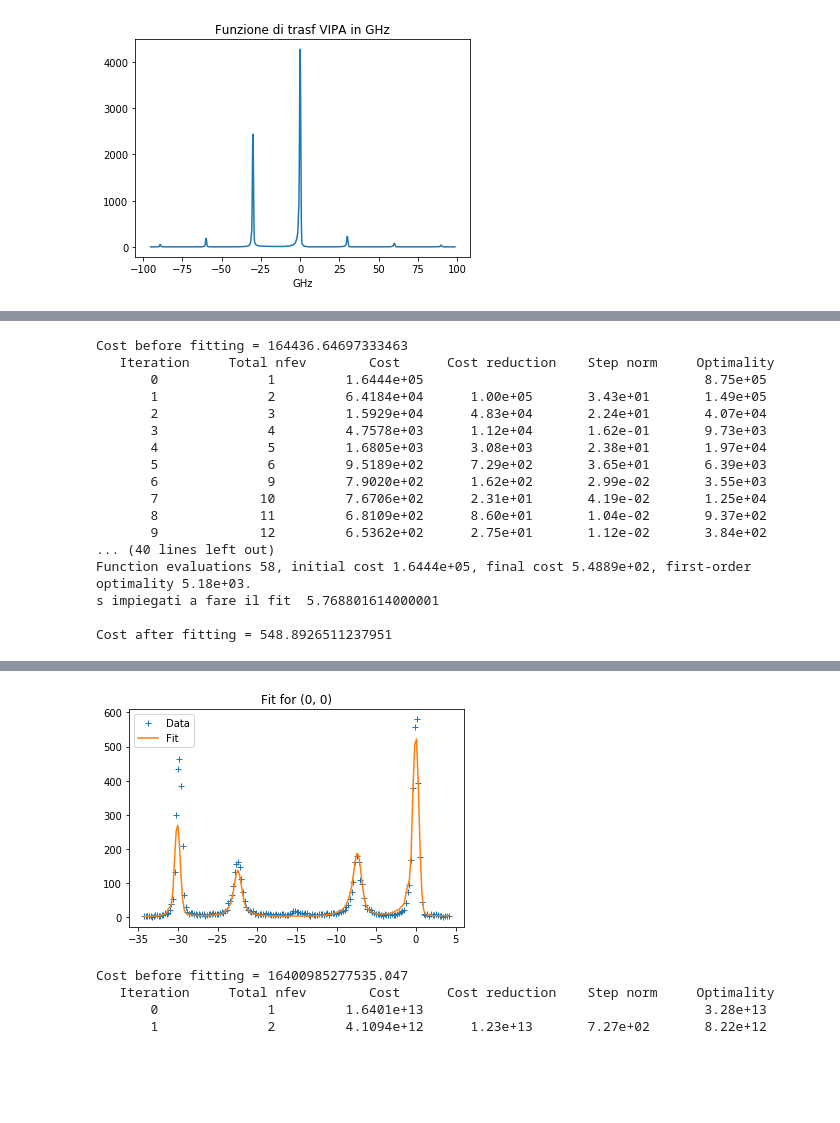
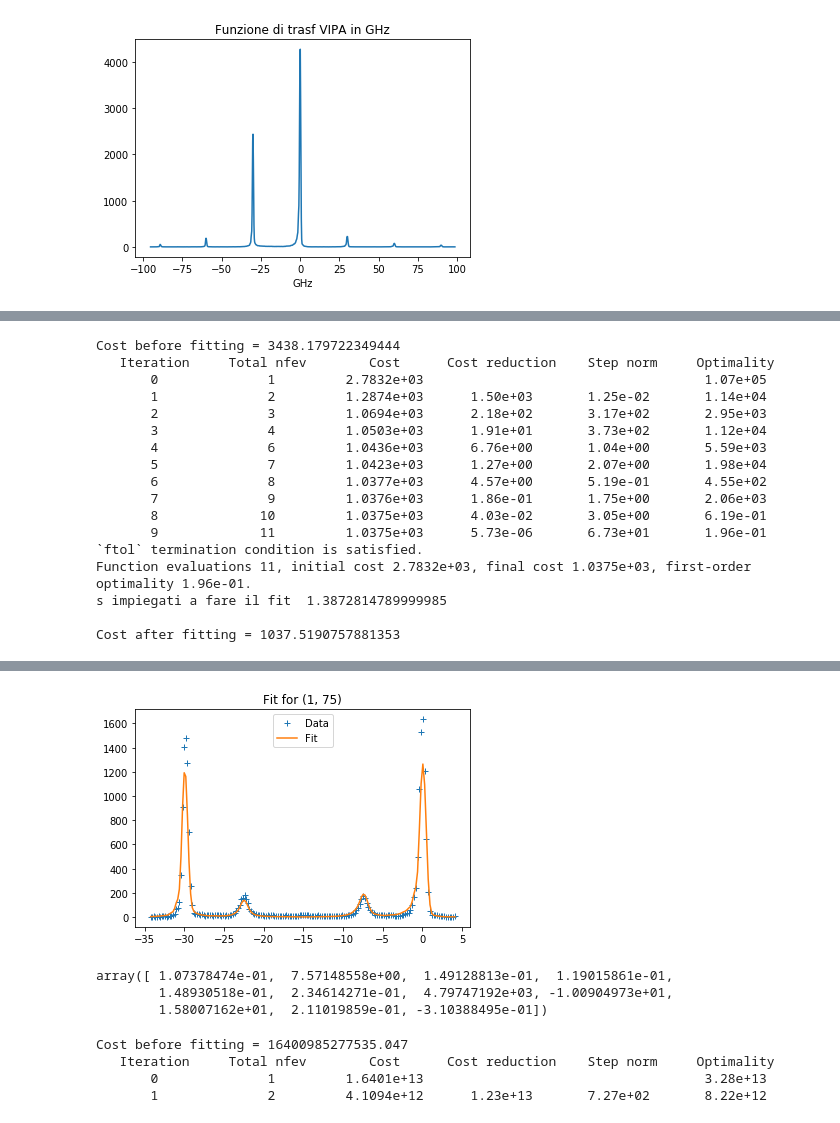
Before and after one commit to flautodipan/Python_Libraries, a Jupyter notebook: Experimentum_single.ipynb, the cells around one changed output, grey strips where cells are left out. Cells and saved outputs as stored; diff of their text form; code cells hidden in the pictures; blank space fills up the shorter version.

```diff
--- a/Experimentum_single.ipynb
+++ b/Experimentum_single.ipynb
@@ -19,7 +19,7 @@ now_path        =   '../BRILLOUIN/TDP43/NO_ARS_12_02/'
 spectra_filename    =   'NO_ARS_12_02'
 VIPA_filename       =   'NO_ARS_12_02_VIPA_quasisat.tif'
 log_file            =   'log_'+spectra_filename
-analysis_dir        =   'analysis_new/'
+analysis_dir        =   'analysis_new_cut_delta_lorentian/'
 
 #operatives
 
@@ -39,8 +39,9 @@ dist_01 = 37
 dist_23 = 34
 #markov_fit
 recover_markov = False
-percents_markov     =   ('positive', 0.2, 'positive', np.inf, 'positive', 'positive', 0.01, 0.01, 0.01,  np.inf, np.inf)
-percents_markov_smart     =   ('positive', 0.2, 'positive', np.inf, 'positive', 0.01, 0.01, 0.01,  np.inf, np.inf)
+#percents_markov     =   ('positive', 0.2, 'positive', np.inf, 'positive', 'positive', 0.2, 0.2, 0.2,  np.inf, np.inf)
+percents_markov     =   ('positive', 0.2, 'positive', np.inf, 'positive', 'positive', 0.1, 0.011, 0.011,  np.inf, np.inf)
+percents_markov_smart     =   ('positive', 0.2, 'positive', np.inf, 'positive', 0.3, 0.05, .05, np.inf, np.inf)
 
 #tot fit
 percents_tot        = (0.2, 0.1, 0.5, 'positive', 'positive', 0.15,  0.15, 0.15, np.inf, np.inf)
@@ -55,8 +56,8 @@ cols_real   = ('Co', 'Omega', 'Gamma', 'Delta', 'tau', 'delta_position', 'delta_
 cols_gauss  = ( 'A', 'mu', 'sigma')
 # %%
 #0) importo dati e inizializzo oggetti
-i   =   0
-j   =   0
+i   =   1
+j   =   75
 y    =   Import_from_Matlab(spectra_filename, now_path, var_name = 'y3')[i][j]
 Data    =   Exp.Spectrum(name = str((i,j)))
 Data.Get_Spectrum(y = np.resize(y, np.max(y.shape)), offset = 183., cut = pre_cut, cut_range = (10, 175))
@@ -148,0 +136,8 @@ _ = Data.Gauss_Convolve_Markovian_Response(p0, fig = True, compare = True, zoom
+# %%
+p0 = np.array([ 1.07378474e-01,  7.57148558e+00,  1.49128813e-01,  1.19015861e-01,
+        1.448930518e-01,  8.34614271,  4.79747192e+03, -1.00904973e+01,
+        1.58007162e+01,  2.11019859e-01, -3.10388495e-01])
+plt.figure()
+plt.plot(Data.x_freq, Data.Gauss_Convolve_Markovian_Response_Fast(p0), label = 'pre-fit' )
+plt.plot(Data.x_freq, Data.y, '+', label = 'Data')
+plt.legend()
@@ -151,27 +149,27 @@ _ = Data.Gauss_Convolve_Markovian_Response(p0, fig = True, compare = True, zoom
 Data.Get_cost_markov(Data.p0[list(cols_mark)].values[0], columns = cols_mark)
 print('Cost before fitting = {}'.format(Data.cost_markov))
 Data.Get_Fit_Bounds(percents_markov, cols_mark)
-_= Data.Non_Linear_Least_Squares_Markov(cols_mark, bound = (Data.bounds['down'].values, Data.bounds['up'].values), verbose = 2, max_nfev = 200, fig = True, zoom = False)
+_= Data.Non_Linear_Least_Squares_Markov(cols_mark, p0, bound = (Data.bounds['down'].values, Data.bounds['up'].values), verbose = 2, max_nfev = 200, fig = True, zoom = False)
 #_ = Data.Non_Linear_Least_Squares_Markov(bound = (Data.bounds['down'].values, Data.bounds['up'].values),  max_nfev = 500)
 Data.Get_cost_markov(Data.Markov_Fit_Params.values[0], columns = cols_mark)
 print('Cost after fitting = {}\n'.format(Data.cost_markov))
 Data.Markov_Fit_Params
 # %% [output]
-Cost before fitting = 164436.64697333463
+Cost before fitting = 3438.179722349444
    Iteration     Total nfev        Cost      Cost reduction    Step norm     Optimality
-       0              1         1.6444e+05                                    8.75e+05
-       1              2         6.4184e+04      1.00e+05       3.43e+01       1.49e+05
-       2              3         1.5929e+04      4.83e+04       2.24e+01       4.07e+04
-       3              4         4.7578e+03      1.12e+04       1.62e-01       9.73e+03
-       4              5         1.6805e+03      3.08e+03       2.38e+01       1.97e+04
-       5              6         9.5189e+02      7.29e+02       3.65e+01       6.39e+03
-       6              9         7.9020e+02      1.62e+02       2.99e-02       3.55e+03
-       7             10         7.6706e+02      2.31e+01       4.19e-02       1.25e+04
-       8             11         6.8109e+02      8.60e+01       1.04e-02       9.37e+02
-       9             12         6.5362e+02      2.75e+01       1.12e-02       3.84e+02
-... (40 lines left out)
-Function evaluations 58, initial cost 1.6444e+05, final cost 5.4889e+02, first-order optimality 5.18e+03.
-s impiegati a fare il fit  5.768801614000001
+       0              1         2.7832e+03                                    1.07e+05
+       1              2         1.2874e+03      1.50e+03       1.25e-02       1.14e+04
+       2              3         1.0694e+03      2.18e+02       3.17e+02       2.95e+03
+       3              4         1.0503e+03      1.91e+01       3.73e+02       1.12e+04
+       4              6         1.0436e+03      6.76e+00       1.04e+00       5.59e+03
+       5              7         1.0423e+03      1.27e+00       2.07e+00       1.98e+04
+       6              8         1.0377e+03      4.57e+00       5.19e-01       4.55e+02
+       7              9         1.0376e+03      1.86e-01       1.75e+00       2.06e+03
+       8             10         1.0375e+03      4.03e-02       3.05e+00       6.19e-01
+       9             11         1.0375e+03      5.73e-06       6.73e+01       1.96e-01
+`ftol` termination condition is satisfied.
+Function evaluations 11, initial cost 2.7832e+03, final cost 1.0375e+03, first-order optimality 1.96e-01.
+s impiegati a fare il fit  1.3872814789999985
 
-Cost after fitting = 548.8926511237951
+Cost after fitting = 1037.5190757881353
 |  | Co | Omega | Gamma | delta_position | delta_width | delta_amplitude | A | mu | sigma | ... |
@@ -180,5 +178,11 @@ Cost after fitting = 548.8926511237951
 | Initials | 0.010000 | 7.478667 | 0.100000 | 0.000000 | 0.100000 | 1.000000 | 5.261980e+03 | -10.202727 | 15.976457 | ... |
-[figure, old version]
+[figure, new version]
+# %%
+Data.Markov_Fit_Params.values[0]
+# %% [output]
+array([ 1.07378474e-01,  7.57148558e+00,  1.49128813e-01,  1.19015861e-01,
+        1.48930518e-01,  2.34614271e-01,  4.79747192e+03, -1.00904973e+01,
+        1.58007162e+01,  2.11019859e-01, -3.10388495e-01])
 # %%
 #3) fit markoviano smart
 Data.Get_cost_markov(Data.p0[list(cols_smart)].values[0], columns = cols_smart)
```
Also changed, not shown: parts of 8 cells of this notebook, 4 other files.
